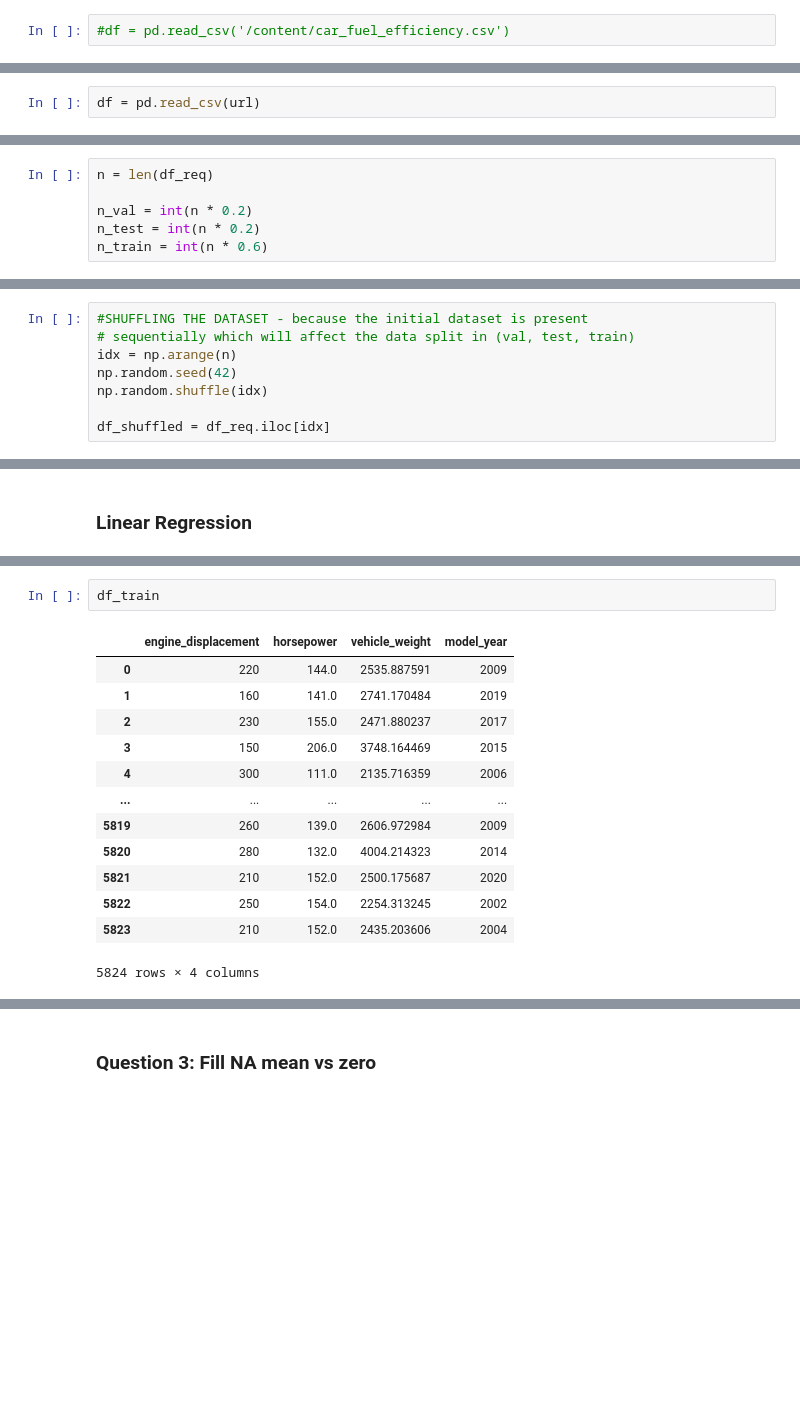
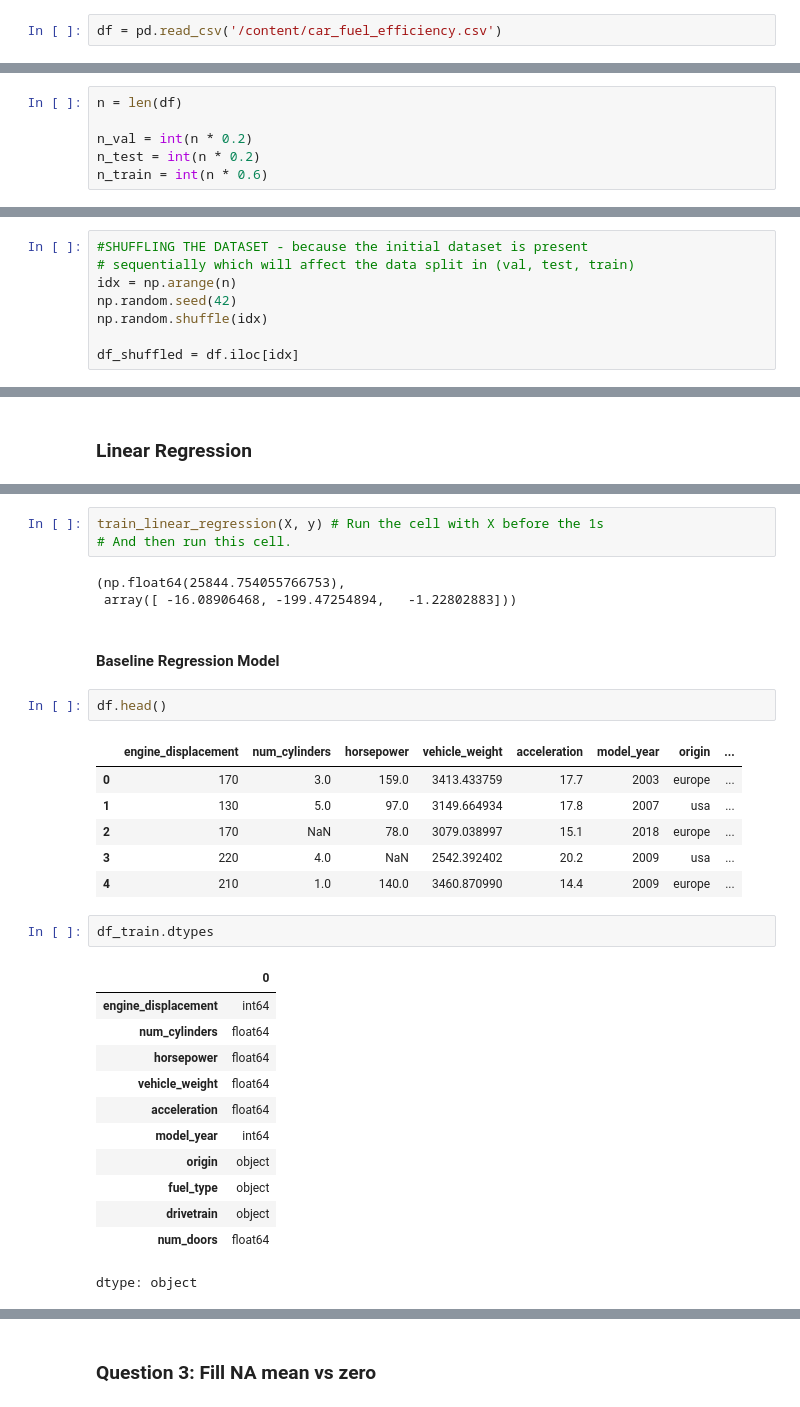
Before and after one commit to ShukrohBello/Machine-Learning-Zoomcamp, a Jupyter notebook: 02-regression/homework2_2025.ipynb, the cells around one changed output, grey strips where cells are left out. Drawn from its saved outputs; the diff is of its cells as text; blank space fills up the shorter version.

```diff
--- a/02-regression/homework2_2025.ipynb
+++ b/02-regression/homework2_2025.ipynb
@@ -14,2 +25,2 @@ import numpy as np
 # %%
-#df = pd.read_csv('/content/car_fuel_efficiency.csv')
+df = pd.read_csv('/content/car_fuel_efficiency.csv')
@@ -18,5 +27,3 @@ url = 'https://raw.githubusercontent.com/alexeygrigorev/datasets/master/car_fuel
-# %%
-df = pd.read_csv(url)
 # %%
 df.head(5)
 # %% [output]
@@ -227,5 +250,5 @@ nan
 # %%
-n = len(df_req)
+n = len(df)
 
 n_val = int(n * 0.2)
 n_test = int(n * 0.2)
@@ -251,7 +274,7 @@ idx = np.arange(n)
 np.random.seed(42)
 np.random.shuffle(idx)
 
-df_shuffled = df_req.iloc[idx]
+df_shuffled = df.iloc[idx]
 # %%
 # PREPARING THE DATASET
 df_train = df_shuffled.iloc[:n_train].copy()
@@ -301,16 +495,32 @@ Name: 10, dtype: float64
+# %%
+train_linear_regression(X, y) # Run the cell with X before the 1s
+# And then run this cell.
+# %% [output]
+(np.float64(25844.754055766753),
+ array([ -16.08906468, -199.47254894,   -1.22802883]))
+# %% [markdown]
+#### Baseline Regression Model
+# %%
+df.head()
+# %% [output]
+|  | engine_displacement | num_cylinders | horsepower | vehicle_weight | acceleration | model_year | origin | ... |
+| 0 | 170 | 3.0 | 159.0 | 3413.433759 | 17.7 | 2003 | europe | ... |
+| 1 | 130 | 5.0 | 97.0 | 3149.664934 | 17.8 | 2007 | usa | ... |
+| 2 | 170 | NaN | 78.0 | 3079.038997 | 15.1 | 2018 | europe | ... |
+| 3 | 220 | 4.0 | NaN | 2542.392402 | 20.2 | 2009 | usa | ... |
+| 4 | 210 | 1.0 | 140.0 | 3460.870990 | 14.4 | 2009 | europe | ... |
 # %%
-df_train
+df_train.dtypes
 # %% [output]
-|  | engine_displacement | horsepower | vehicle_weight | model_year |
-| 0 | 220 | 144.0 | 2535.887591 | 2009 |
-| 1 | 160 | 141.0 | 2741.170484 | 2019 |
-| 2 | 230 | 155.0 | 2471.880237 | 2017 |
-| 3 | 150 | 206.0 | 3748.164469 | 2015 |
-| 4 | 300 | 111.0 | 2135.716359 | 2006 |
-| ... | ... | ... | ... | ... |
-| 5819 | 260 | 139.0 | 2606.972984 | 2009 |
-| 5820 | 280 | 132.0 | 4004.214323 | 2014 |
-| 5821 | 210 | 152.0 | 2500.175687 | 2020 |
-| 5822 | 250 | 154.0 | 2254.313245 | 2002 |
-| 5823 | 210 | 152.0 | 2435.203606 | 2004 |
+|  | 0 |
+| engine_displacement | int64 |
+| num_cylinders | float64 |
+| horsepower | float64 |
+| vehicle_weight | float64 |
+| acceleration | float64 |
+| model_year | int64 |
+| origin | object |
+| fuel_type | object |
+| drivetrain | object |
+| num_doors | float64 |
-5824 rows × 4 columns
+dtype: object
```
Also changed, not shown: parts of 106 cells of this notebook.
